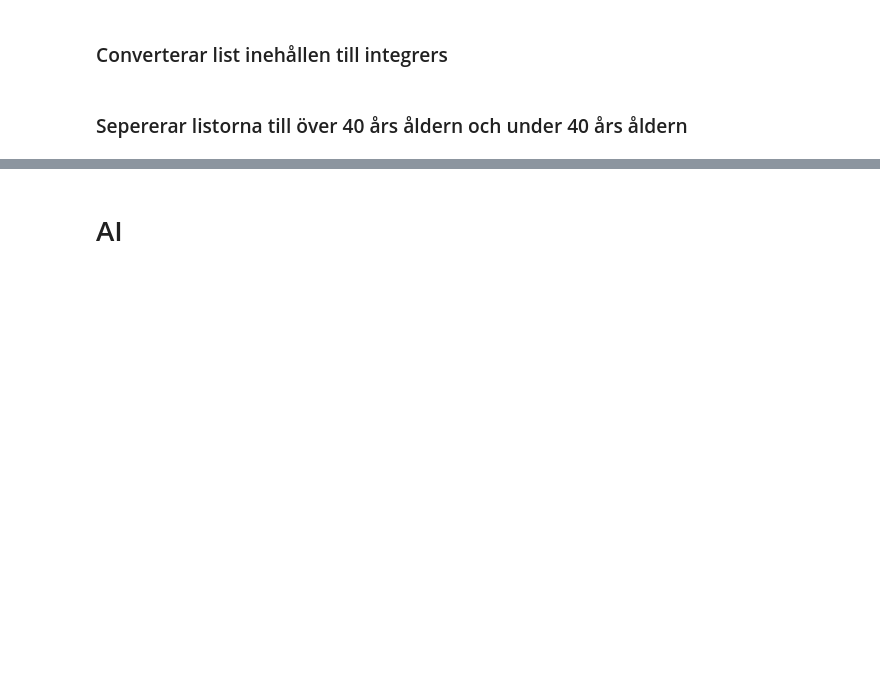
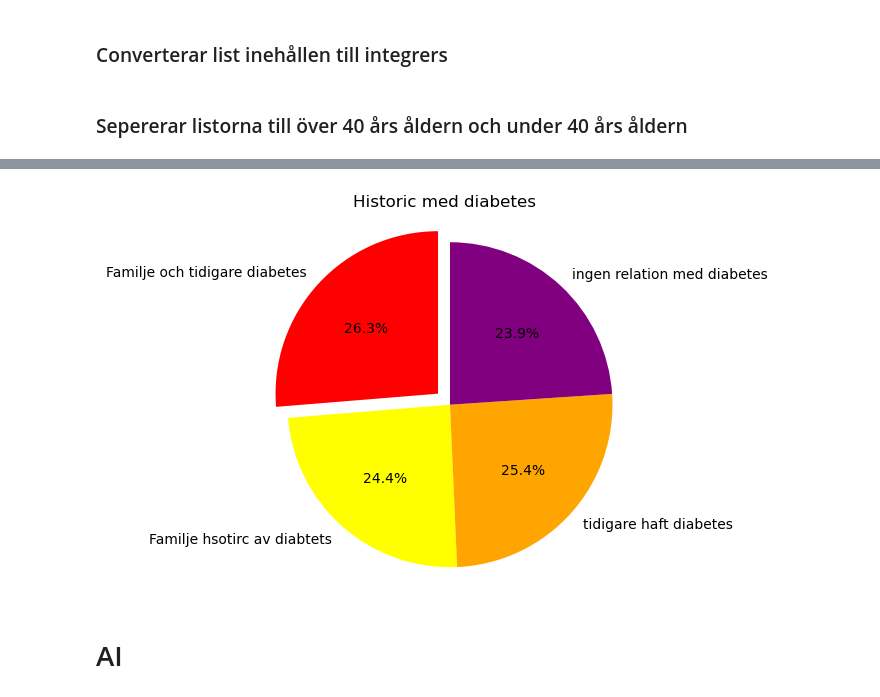
Before and after one commit to Rungy/Data-Visualisering, a Jupyter notebook: DiabetesData.ipynb, the cells around one changed output, grey strips where cells are left out. Saved outputs shown, nothing was run; the diff lists cells and outputs as text; code cells hidden in the pictures; blank space fills up the shorter version.

```diff
--- a/DiabetesData.ipynb
+++ b/DiabetesData.ipynb
@@ -69,6 +100,8 @@ calorieintakeint_lista = [int(x) for x in calorieintake_lista]
 bloodpressuresystolicint_lista = [int(x) for x in bloodpressuresystolic_lista]
 bloodpressurediastolicint_lista = [int(x) for x in bloodpressurediastolic_lista]
 bloodglucoseint_lista = [float(x) for x in bloodglucose_lista]
+Previous_Gestational_Diabetes_listaint = [int(x) for x in Previous_Gestational_Diabetes_lista]
+Family_History_of_Diabetes_listint = [int(x) for x in Family_History_of_Diabetes_lista]
 # %% [markdown]
 ### Sepererar listorna till över 40 års åldern och under 40 års åldern
 # %%
@@ -103,0 +126,13 @@ bloodglucoseintunder40medel_lista = sum(bloodglucoseintunder40_lista) / len(bloo
+# %%
+for previous, family in zip(Previous_Gestational_Diabetes_listaint, Family_History_of_Diabetes_listint):
+    if previous == 1 and family == 1:
+        previousandfamily_diabetes_lista.append(1)
+
+    elif previous == 1 and family == 0:
+         previous_diabetes_lista.append(1)
+
+    elif previous == 0 and family == 1:
+        family_diabetes_lista.append(1)
+
+    elif previous == 0 and family == 0:
+        no_diabetes_lista.append(1)
@@ -104,3 +204,19 @@ bloodglucoseintunder40medel_lista = sum(bloodglucoseintunder40_lista) / len(bloo
+# %%
+
+Historik = ['Familje och tidigare diabetes', 'Familje hsotirc av diabtets', 'tidigare haft diabetes', 'ingen relation med diabetes']
+storlekar = [sum(previousandfamily_diabetes_lista), sum(family_diabetes_lista),sum(previous_diabetes_lista) , sum(no_diabetes_lista)]
+färger = ['red', 'yellow', 'orange', 'purple']
+explodera = (0.1, 0, 0, 0)
+
+
+plt.pie(storlekar, labels= Historik, colors=färger, explode=explodera,
+        autopct='%1.1f%%', startangle=90)
+
+plt.axis('equal')
+plt.title('Historic med diabetes')
+plt.show()
+# %% [output]
+[figure, added]
 # %% [markdown]
 # AI
 # %% [markdown]
```
Also changed, not shown: parts of 19 cells of this notebook.
